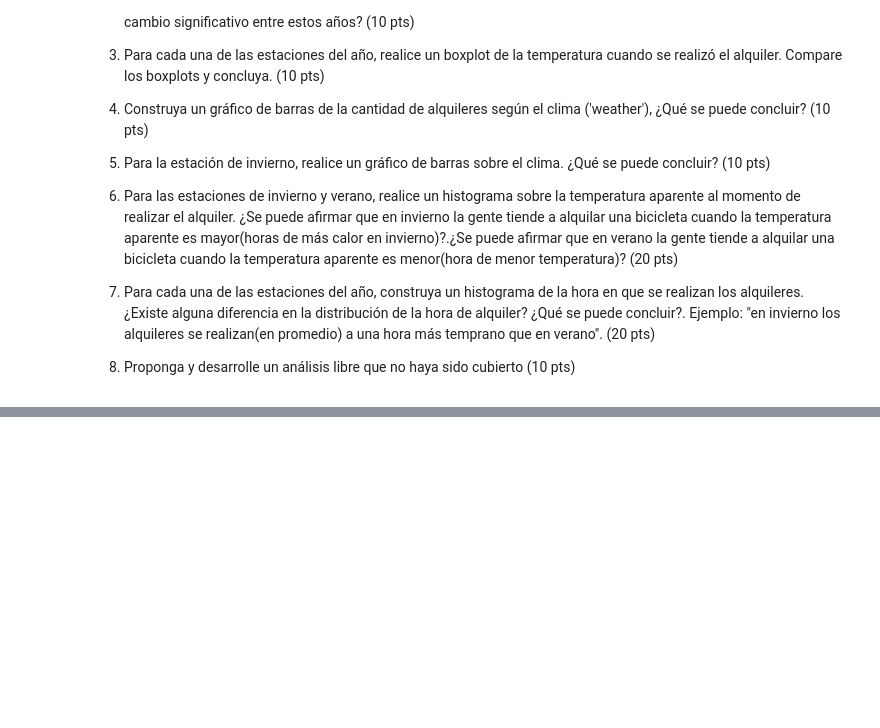
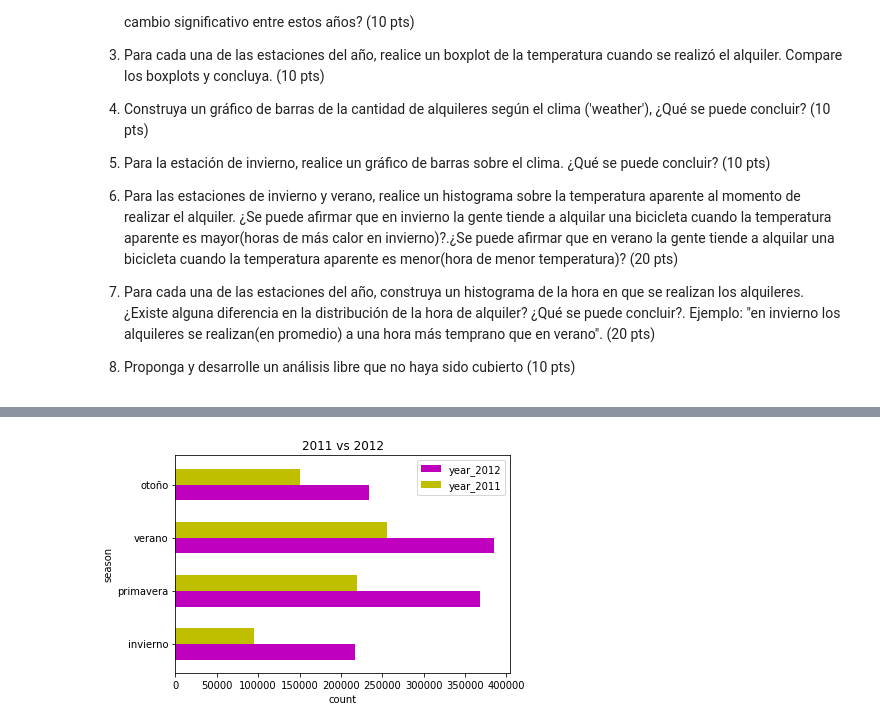
Before and after one commit to dieeh/usm-2022-2, a Jupyter notebook: INF280/taller1/Taller1.ipynb, the cells around one changed output, grey strips where cells are left out. Drawn from its saved outputs; the diff is of its cells as text; code cells hidden in the pictures; blank space fills up the shorter version.

```diff
--- a/INF280/taller1/Taller1.ipynb
+++ b/INF280/taller1/Taller1.ipynb
@@ -110,0 +200,17 @@ Se desea hacer un estudio del uso de estos alquileres, el comportamiento general
+# %%
+#@title 2011 vs 2012
+
+df_años=total2012.assign(year_2011=total2011['count'])
+df_años= df_años.rename(columns={'count':'year_2012'})
+df_años=df_años.assign(seasons=['invierno','primavera','verano','otoño'])
+df_años.index = df_años['seasons']
+df_años.drop('seasons',axis=1, inplace=True)
+#df_años
+df_años.plot(kind = 'barh', width=0.6, color=['m','y'])
+plt.ylabel("season")
+plt.xlabel("count")
+plt.title("2011 vs 2012")
+plt.legend()
+plt.show()
+# %% [output]
+[figure, added]
```
Also changed, not shown: parts of 27 cells of this notebook.
